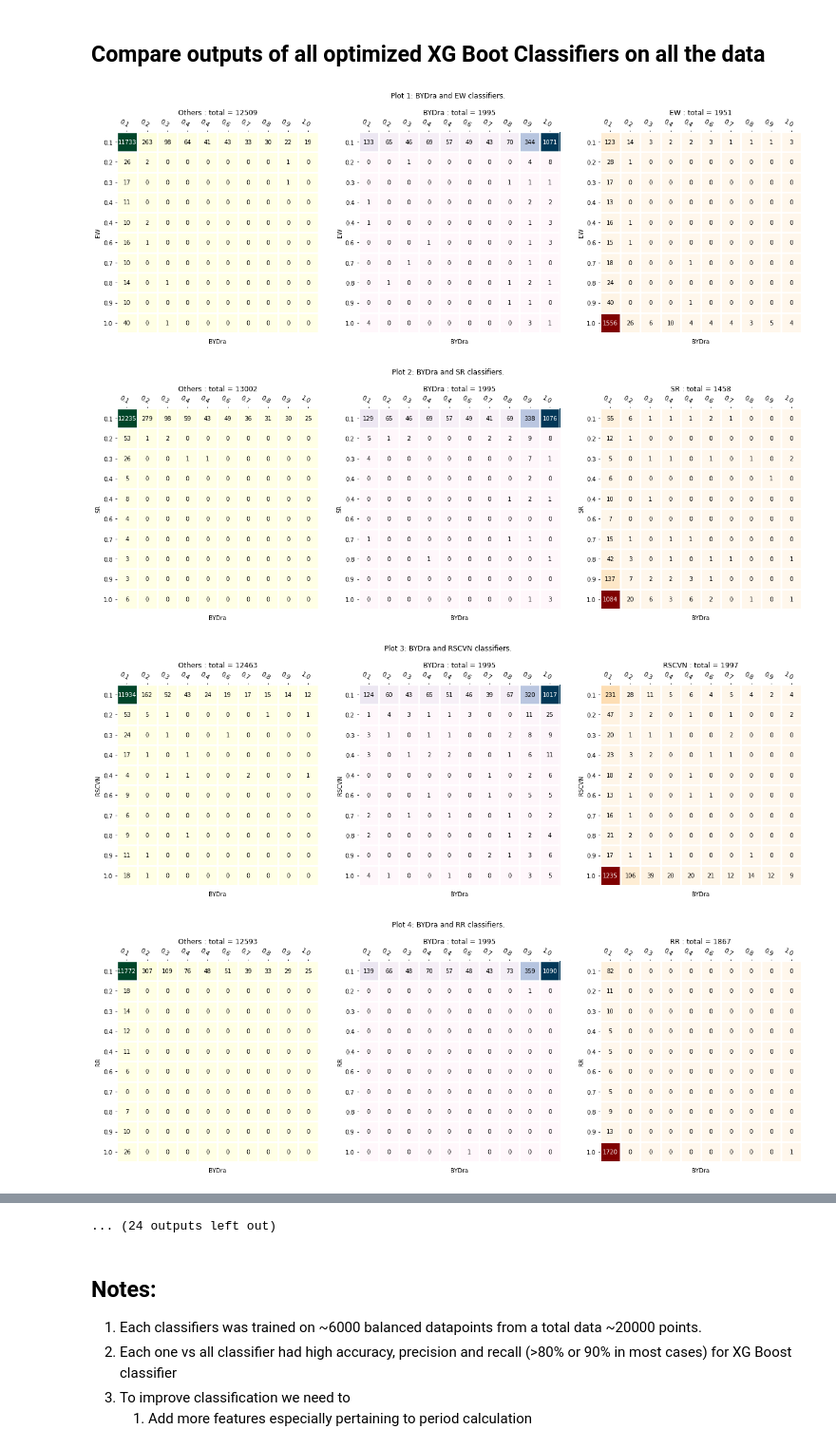
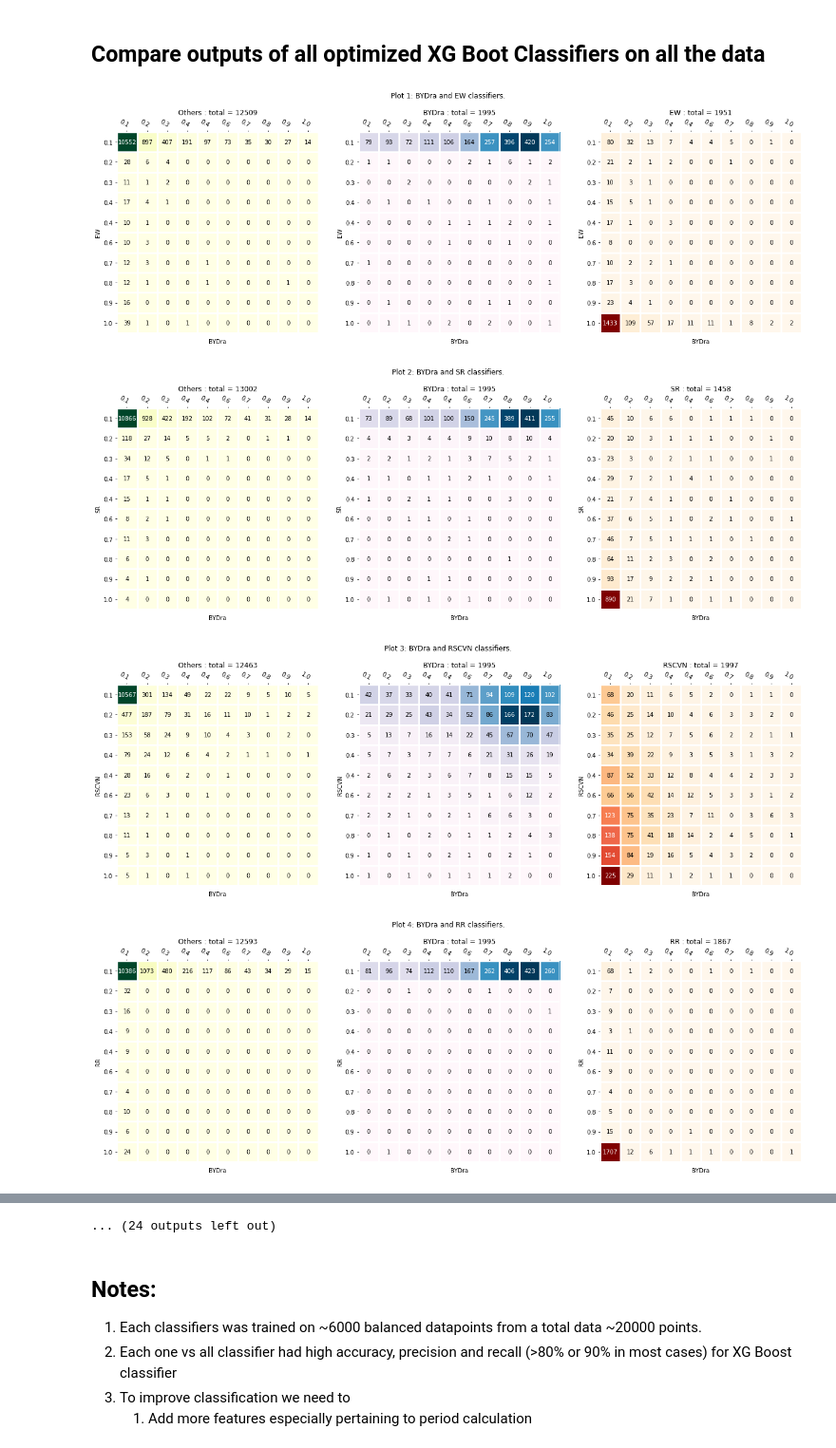
Before and after one commit to truptimr/UCSD-MLE-ZTF, a Jupyter notebook: notebooks/OneVSallClassifier-comparison-3.ipynb, the cells around one changed output, grey strips where cells are left out. Shown at 95% size. Cells and saved outputs as stored; diff of their text form; code cells hidden in the pictures.

Commit message:
train models with cv = 5, iter = 5. Make predictions on new data.

```diff
--- a/notebooks/OneVSallClassifier-comparison-3.ipynb
+++ b/notebooks/OneVSallClassifier-comparison-3.ipynb
@@ -160,7 +160,7 @@ def oneVSall_classiffier(name,model,X_train, X_test, y_train, y_test):
         # optimize 2 paramenters at a time
         for key in random_grid:
             params = random_grid[key]
-            xg_random = RandomizedSearchCV(estimator = model, param_distributions = params, n_iter = 3, cv = 3, verbose=2, random_state=42, n_jobs = -1)# Fit the random search model
+            xg_random = RandomizedSearchCV(estimator = model, param_distributions = params, n_iter = 5, cv = 5, verbose=2, random_state=42, n_jobs = -1)# Fit the random search model
             xg_random.fit(X_train, y_train)
             model = xg_random.best_estimator_
     else:
@@ -602,8 +602,8 @@ for i in range(0,n):
         df_prob.loc[ind3,'Type'] = 'Other'
 
         title_string = "Plot {}: {} and {} classifiers.".format(j,variable_type1, variable_type2)
-        xbins = ['0.1','0.2','0.3','0.4','0.4','0.6','0.7','0.8','0.9','1.0']
-        ybins = ['0.1','0.2','0.3','0.4','0.4','0.6','0.7','0.8','0.9','1.0']
+        xbins = ['0.1','0.2','0.3','0.4','0.5','0.6','0.7','0.8','0.9','1.0']
+        ybins = ['0.1','0.2','0.3','0.4','0.5','0.6','0.7','0.8','0.9','1.0']
 
         fig, (ax1,ax2,ax3) = plt.subplots(1,3,figsize=(21,7))
 
@@ -612,34 +612,34 @@ for i in range(0,n):
         ax1.set_xlabel(variable_type1)
         ax1.set_ylabel(variable_type2)
         title = "Others : total = {}".format(len(prob1[ind3]))
         ax1.set_title(title)
         im = heatmap(H.T, ybins, xbins, ax=ax1,
                            cmap="YlGn", cbarlabel="")
         texts = annotate_heatmap(im, valfmt="{x:n}")
 
         H, xedges, yedges = np.histogram2d(prob1[ind1],prob2[ind1], bins=(10,10))
         ax2.set_xlabel(variable_type1)
         ax2.set_ylabel(variable_type2)
         title = "{} : total = {}".format(variable_type1,len(prob1[ind1]))
         ax2.set_title(title)
         im  = heatmap(H.T, ybins, xbins, ax=ax2,
                            cmap="PuBu", cbarlabel="")
         texts = annotate_heatmap(im, valfmt="{x:n}")
 
         H, xedges, yedges = np.histogram2d(prob1[ind2],prob2[ind2], bins=(10,10))
         ax3.set_xlabel(variable_type1)
         ax3.set_ylabel(variable_type2)
         title = "{} : total = {}".format(variable_type2,len(prob1[ind2]))
         ax3.set_title(title)
         im  = heatmap(H.T, ybins, xbins, ax=ax3,
                            cmap="OrRd", cbarlabel="")
         texts = annotate_heatmap(im, valfmt="{x:n}")
 
         fig.suptitle(title_string)
 #         fig.tight_layout()
         plt.show()
 # %% [output]
-[figure, old version]
+[figure, new version]
-[figure, old version]
+[figure, new version]
-[figure, old version]
+[figure, new version]
-[figure, old version]
+[figure, new version]
```
Also changed, not shown: parts of 6 cells of this notebook, 49 other files.
